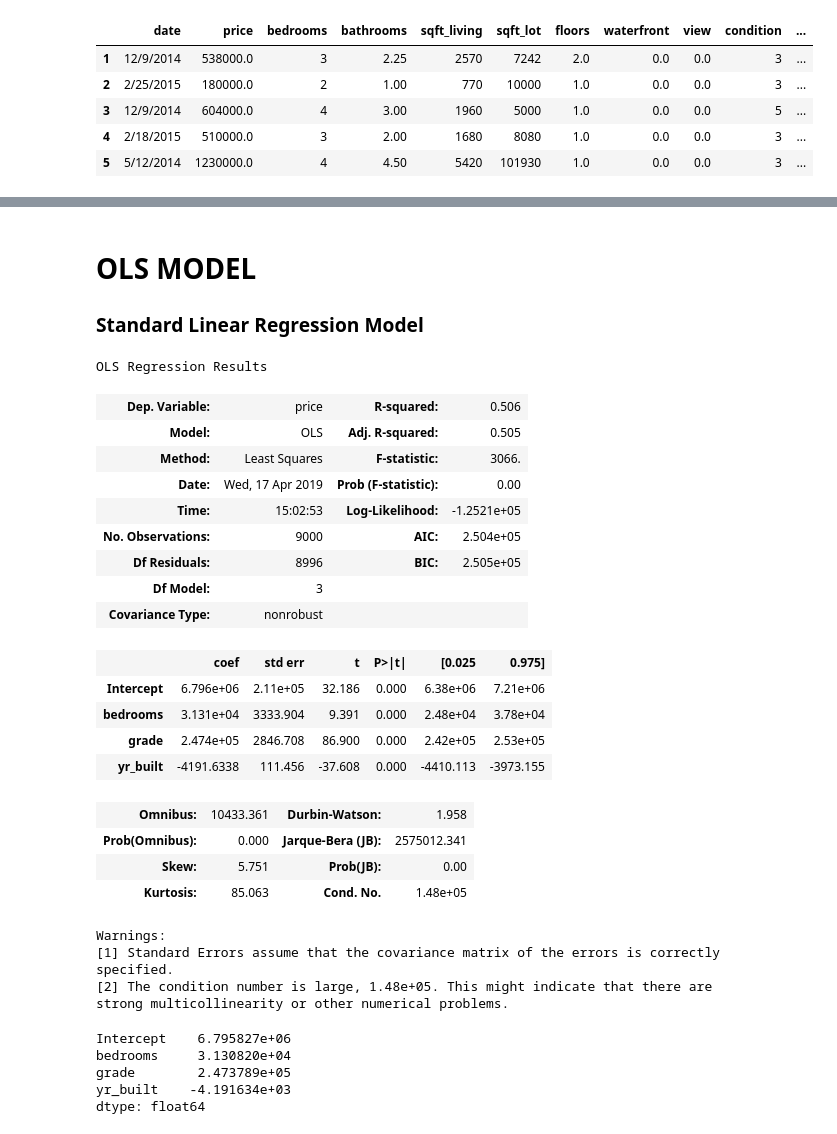
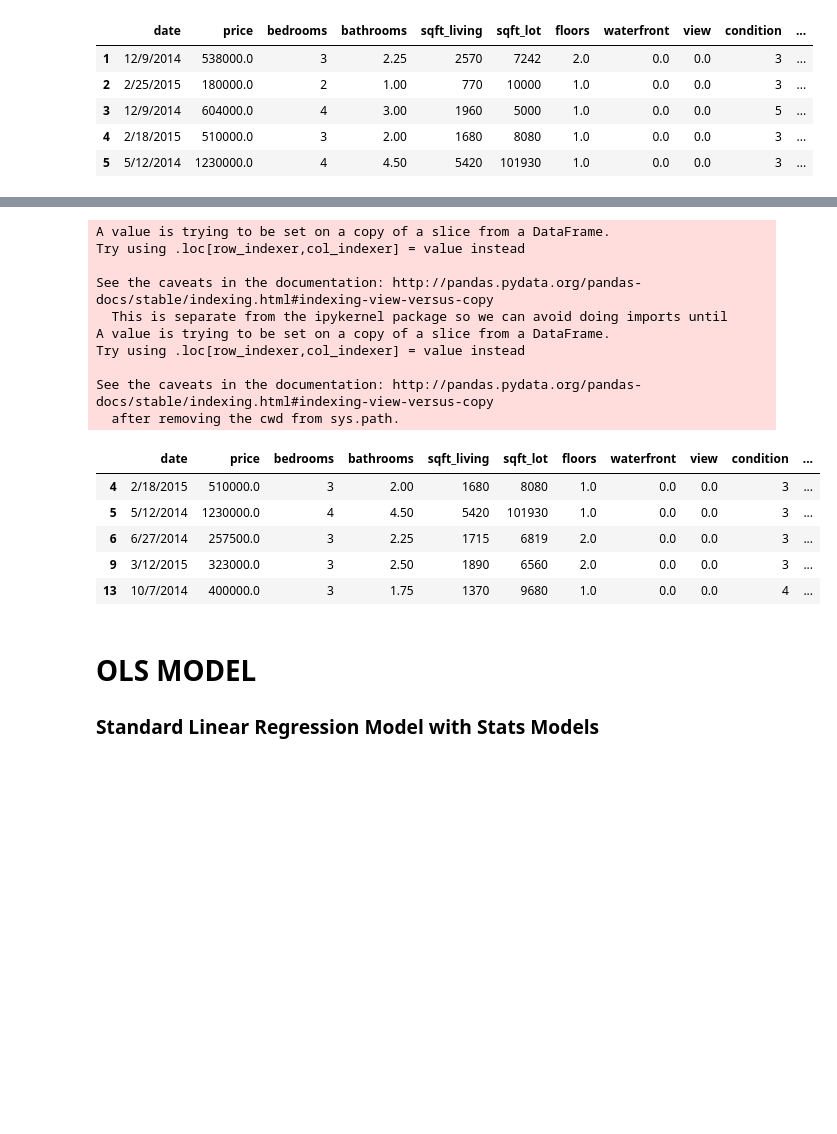
Before and after one commit to rokaandy/DS_Project1, a Jupyter notebook: ALL_THE_NOTES.ipynb, the cells around one changed output, grey strips where cells are left out. Drawn from its saved outputs; the diff is of its cells as text; code cells hidden in the pictures; blank space fills up the shorter version.

```diff
--- a/K-Fold.ipynb
+++ b/ALL_THE_NOTES.ipynb
@@ -123,6 +144,33 @@ dftest3 = df_test[['price', 'bedrooms', 'waterfront', 'view', 'grade', 'yr_built
+# %%
+'''adding log prices to seaclean and seattle_df'''
+
+seaclean['log_sqft'] = np.log(seaclean['sqft_living'])
+seaclean['log_bedrooms'] = np.log(seaclean['bedrooms'])
+seaclean.head()
+
+# seattle_df['log_sqft'] = np.log(seattle_df['sqft_living'])
+# seattle_df['log_bedrooms'] = np.log(seattle_df['bedrooms'])
+# seattle_df.head()
+# %% [output]
+A value is trying to be set on a copy of a slice from a DataFrame.
+Try using .loc[row_indexer,col_indexer] = value instead
+
+See the caveats in the documentation: http://pandas.pydata.org/pandas-docs/stable/indexing.html#indexing-view-versus-copy
+  This is separate from the ipykernel package so we can avoid doing imports until
+A value is trying to be set on a copy of a slice from a DataFrame.
+Try using .loc[row_indexer,col_indexer] = value instead
+
+See the caveats in the documentation: http://pandas.pydata.org/pandas-docs/stable/indexing.html#indexing-view-versus-copy
+  after removing the cwd from sys.path.
+|  | date | price | bedrooms | bathrooms | sqft_living | sqft_lot | floors | waterfront | view | condition | ... |
+| 4 | 2/18/2015 | 510000.0 | 3 | 2.00 | 1680 | 8080 | 1.0 | 0.0 | 0.0 | 3 | ... |
+| 5 | 5/12/2014 | 1230000.0 | 4 | 4.50 | 5420 | 101930 | 1.0 | 0.0 | 0.0 | 3 | ... |
+| 6 | 6/27/2014 | 257500.0 | 3 | 2.25 | 1715 | 6819 | 2.0 | 0.0 | 0.0 | 3 | ... |
+| 9 | 3/12/2015 | 323000.0 | 3 | 2.50 | 1890 | 6560 | 2.0 | 0.0 | 0.0 | 3 | ... |
+| 13 | 10/7/2014 | 400000.0 | 3 | 1.75 | 1370 | 9680 | 1.0 | 0.0 | 0.0 | 4 | ... |
 # %% [markdown]
 # OLS MODEL
-### Standard Linear Regression Model
+### Standard Linear Regression Model with Stats Models
 # %%
 import statsmodels.api as sm
 from statsmodels.formula.api import ols
@@ -133,35 +181,3 @@ f = 'price~ bedrooms + grade + yr_built'
 # %%
-ols_model = ols(formula=f, data=dftest3).fit()
-ols_model.summary()
+# ols_model = ols(formula=f, data=dftest3).fit()
+# ols_model.summary()
-# %% [output]
-OLS Regression Results
-| Dep. Variable: | price | R-squared: | 0.506 |
-| Model: | OLS | Adj. R-squared: | 0.505 |
-| Method: | Least Squares | F-statistic: | 3066. |
-| Date: | Wed, 17 Apr 2019 | Prob (F-statistic): | 0.00 |
-| Time: | 15:02:53 | Log-Likelihood: | -1.2521e+05 |
-| No. Observations: | 9000 | AIC: | 2.504e+05 |
-| Df Residuals: | 8996 | BIC: | 2.505e+05 |
-| Df Model: | 3 |  |  |
-| Covariance Type: | nonrobust |  |  |
-|  | coef | std err | t | P>|t| | [0.025 | 0.975] |
-| Intercept | 6.796e+06 | 2.11e+05 | 32.186 | 0.000 | 6.38e+06 | 7.21e+06 |
-| bedrooms | 3.131e+04 | 3333.904 | 9.391 | 0.000 | 2.48e+04 | 3.78e+04 |
-| grade | 2.474e+05 | 2846.708 | 86.900 | 0.000 | 2.42e+05 | 2.53e+05 |
-| yr_built | -4191.6338 | 111.456 | -37.608 | 0.000 | -4410.113 | -3973.155 |
-| Omnibus: | 10433.361 | Durbin-Watson: | 1.958 |
-| Prob(Omnibus): | 0.000 | Jarque-Bera (JB): | 2575012.341 |
-| Skew: | 5.751 | Prob(JB): | 0.00 |
-| Kurtosis: | 85.063 | Cond. No. | 1.48e+05 |
-Warnings:
-[1] Standard Errors assume that the covariance matrix of the errors is correctly specified.
-[2] The condition number is large, 1.48e+05. This might indicate that there are
-strong multicollinearity or other numerical problems.
-# %%
-ols_model.params
-# %% [output]
-Intercept    6.795827e+06
-bedrooms     3.130820e+04
-grade        2.473789e+05
-yr_built    -4.191634e+03
-dtype: float64
```
Also changed, not shown: parts of 38 cells of this notebook, 2 other files.
